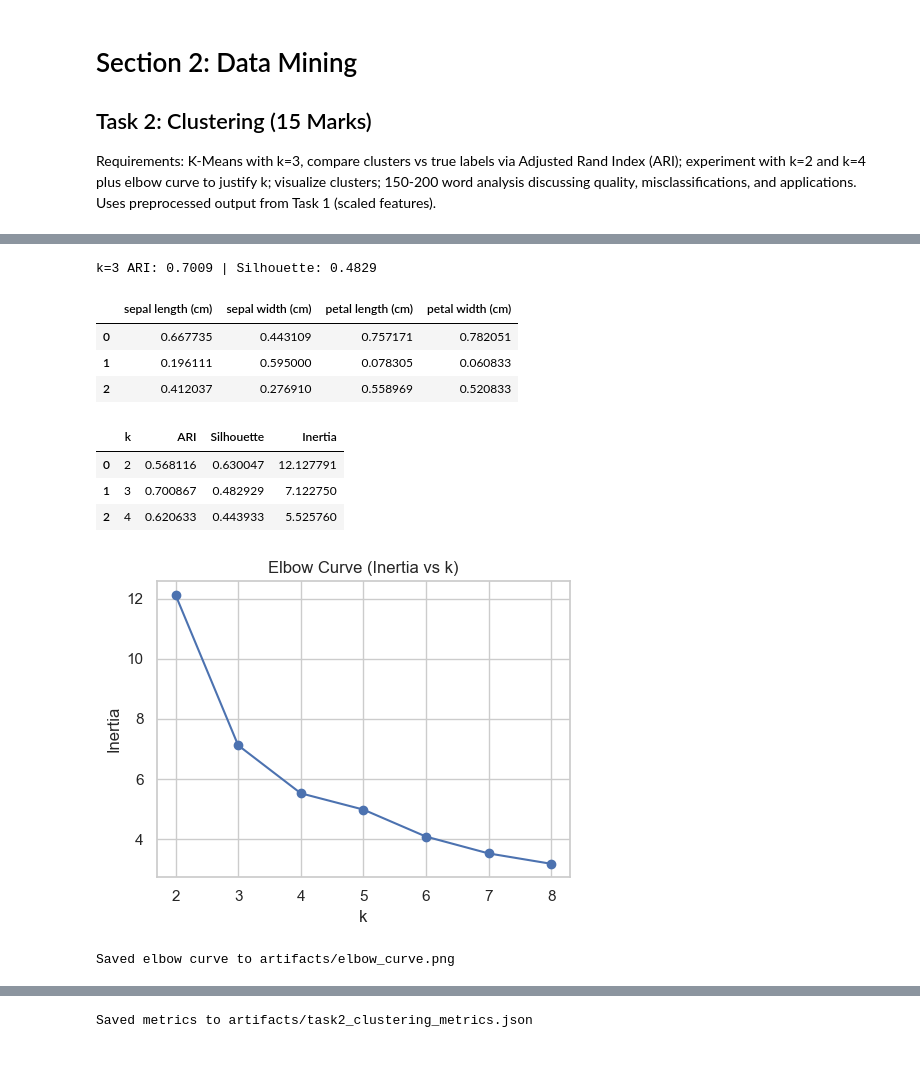
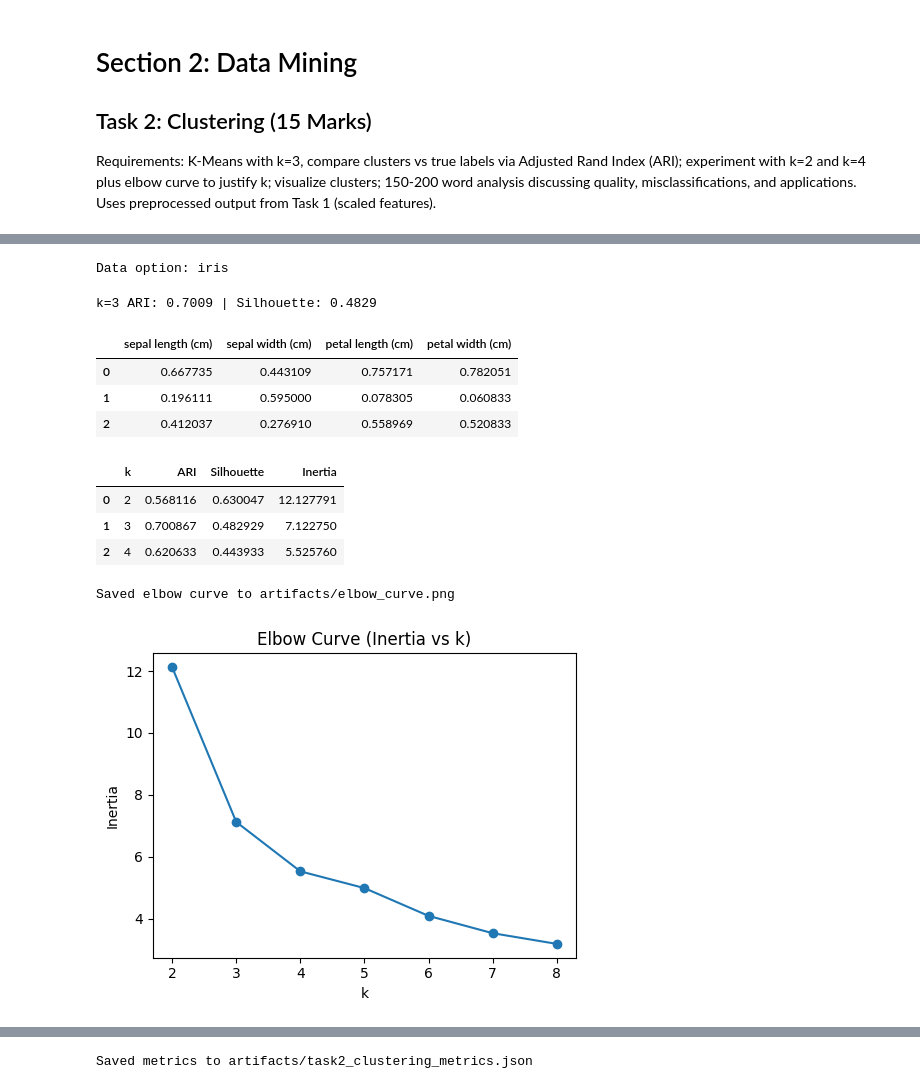
Before and after one commit to jpchawanda1/DSA2040_Practical_Exam_Justice_444, a Jupyter notebook: data_mining_notebook/task2_clustering.ipynb, the cells around one changed output, grey strips where cells are left out. Cells and saved outputs as stored; diff of their text form; code cells hidden in the pictures; blank space fills up the shorter version.

```diff
--- a/data_mining_notebook/task2_clustering.ipynb
+++ b/data_mining_notebook/task2_clustering.ipynb
@@ -65,5 +33,23 @@ Data option: iris
 Data shape: (150, 4)
 Class distribution: {np.str_('setosa'): 50, np.str_('versicolor'): 50, np.str_('virginica'): 50}
+# %%
+# Imports & setup via utils.dm (idempotent)
+import sys
+from pathlib import Path
+if 'dm' not in globals():
+    ROOT = Path.cwd()
+    for parent in [ROOT] + list(ROOT.parents):
+        if (parent / 'utils' / 'dm.py').exists():
+            sys.path.insert(0, str(parent))
+            break
+    from utils import dm
+import numpy as np
+np.random.seed(42)
+ARTIFACT_DIR = Path('artifacts'); ARTIFACT_DIR.mkdir(exist_ok=True)
+DATA_OPTION = 'iris'  # or 'synthetic'
+print('Data option:', DATA_OPTION)
+# %% [output]
+Data option: iris
 # %%
 # 2. K-Means with k=3 (primary requirement)
 k_primary = 3
@@ -81,42 +65,27 @@ k=3 ARI: 0.7009 | Silhouette: 0.4829
 | 1 | 0.196111 | 0.595000 | 0.078305 | 0.060833 |
 | 2 | 0.412037 | 0.276910 | 0.558969 | 0.520833 |
 # %%
-# 3. Experimentation: Try k=2 and k=4 + elbow curve (k=2..8)
+# 3. Experimentation: k=2 and k=4 + elbow curve (2..8)
 experiment_ks = [2,3,4]
+import pandas as pd
 results = []
 for k in experiment_ks:
-    km = KMeans(n_clusters=k, random_state=RANDOM_SEED, n_init='auto')
-    labels = km.fit_predict(X_scaled)
-    ari = adjusted_rand_score(y_true, labels)
-    sil = silhouette_score(X_scaled, labels)
-    inertia = km.inertia_
-    results.append({'k':k,'ARI':ari,'Silhouette':sil,'Inertia':inertia})
+    labels, centers, inertia = dm.kmeans_fit_predict(X_scaled, k, random_state=42)
+    m = dm.clustering_metrics(y_true, labels, X_scaled)
+    results.append({'k': k, 'ARI': m['ARI'], 'Silhouette': m['Silhouette'], 'Inertia': inertia})
 results_df = pd.DataFrame(results)
 display(results_df)
 
-# Elbow sweep
-elbow_ks = range(2,9)
-inertias = []
-for k in elbow_ks:
-    km = KMeans(n_clusters=k, random_state=RANDOM_SEED, n_init='auto')
-    km.fit(X_scaled)
-    inertias.append(km.inertia_)
-plt.figure(figsize=(5,4))
-plt.plot(list(elbow_ks), inertias, marker='o')
-plt.title('Elbow Curve (Inertia vs k)')
-plt.xlabel('k')
-plt.ylabel('Inertia')
-plt.xticks(list(elbow_ks))
-plt.tight_layout()
-plt.savefig(ARTIFACT_DIR / 'elbow_curve.png', dpi=140)
-plt.show()
+# Elbow sweep plot
+elbow_ks = list(range(2,9))
+dm.plot_elbow(X_scaled, elbow_ks, save_path=Path('artifacts') / 'elbow_curve.png', random_state=42)
 print('Saved elbow curve to artifacts/elbow_curve.png')
 # %% [output]
 |  | k | ARI | Silhouette | Inertia |
 | 0 | 2 | 0.568116 | 0.630047 | 12.127791 |
 | 1 | 3 | 0.700867 | 0.482929 | 7.122750 |
 | 2 | 4 | 0.620633 | 0.443933 | 5.525760 |
+Saved elbow curve to artifacts/elbow_curve.png
-[figure, old version]
+[figure, new version]
-Saved elbow curve to artifacts/elbow_curve.png
 # %%
 # 4. Cluster Visualization (Petal Length vs Petal Width)
```
Also changed, not shown: parts of 7 cells of this notebook, 18 other files.
